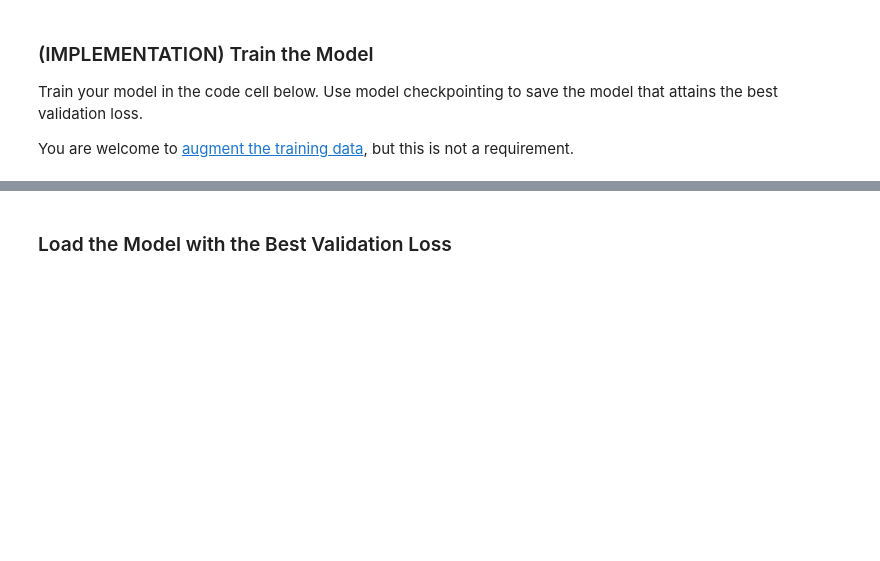
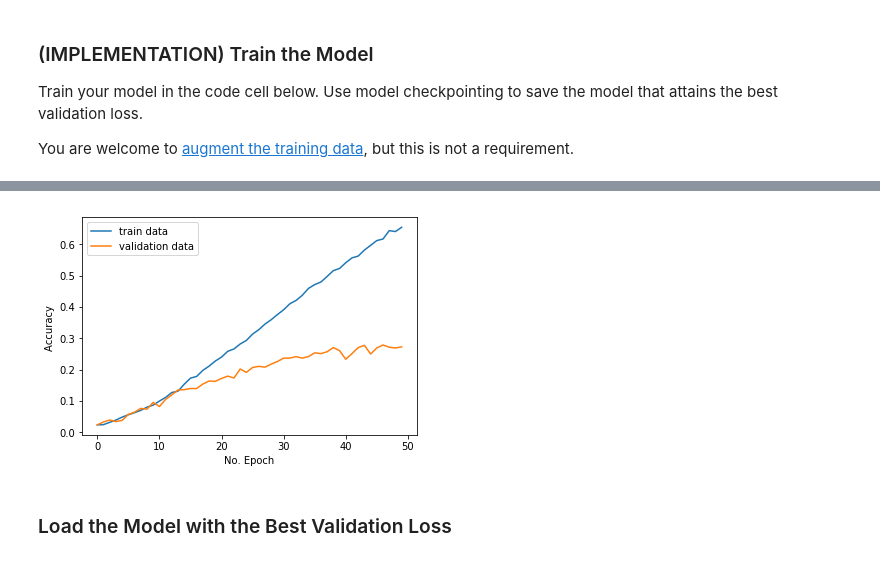
Before and after one commit to dyushu/dog_breed_classifier, a Jupyter notebook: dog_app.ipynb, the cells around one changed output, grey strips where cells are left out. Saved outputs shown, nothing was run; the diff lists cells and outputs as text; code cells hidden in the pictures; blank space fills up the shorter version.

```diff
--- a/dog_app.ipynb
+++ b/dog_app.ipynb
@@ -457,7 +512,7 @@ epochs = 50
 checkpointer = ModelCheckpoint(filepath='saved_models/weights.best.from_scratch.hdf5',
                                verbose=1, save_best_only=True)
 
-model.fit(train_tensors, train_targets,
+history = model.fit(train_tensors, train_targets,
           validation_data=(valid_tensors, valid_targets),
           epochs=epochs, batch_size=20, callbacks=[checkpointer], verbose=1)
 # %% [output]
@@ -482,3 +536,14 @@ Epoch 50/50
+# %%
+# accuracy history
+plt.plot(history.history['acc'], label='train data')
+plt.plot(history.history['val_acc'], label='validation data')
+plt.ylabel('Accuracy ')
+plt.xlabel('No. Epoch')
+plt.legend(loc="upper left")
+plt.savefig('conv2D_history_accuracy.png', bbox_inches = 'tight')
+plt.show()
+# %% [output]
+[figure, added]
 # %% [markdown]
 ### Load the Model with the Best Validation Loss
 # %%
```
Also changed, not shown: parts of 19 cells of this notebook, 1 other file.
